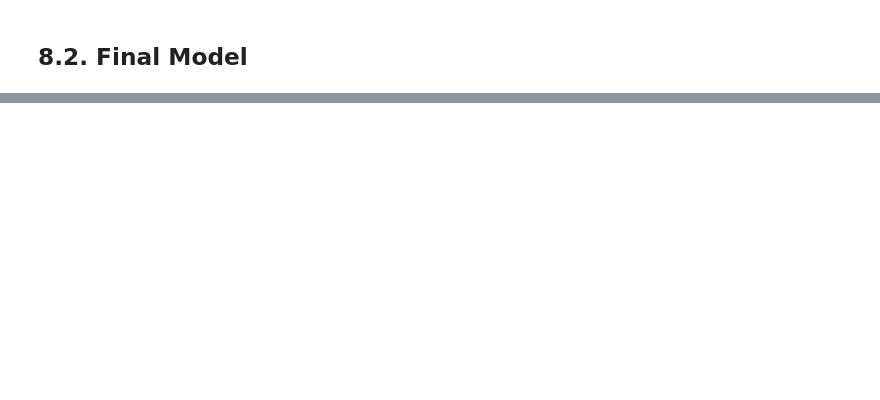
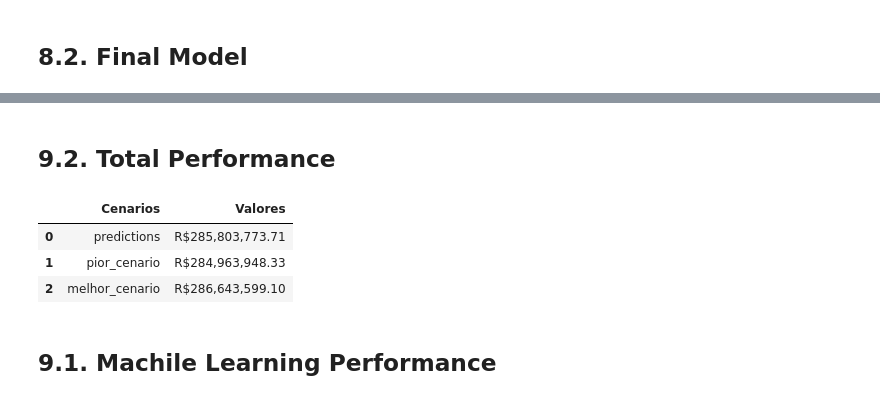
Before and after one commit to TiagoTuk/ds_producao, a Jupyter notebook: store_sales_prediction.ipynb, the cells around one changed output, grey strips where cells are left out. Cells and saved outputs as stored; diff of their text form; code cells hidden in the pictures; blank space fills up the shorter version.

```diff
--- a/store_sales_prediction.ipynb
+++ b/store_sales_prediction.ipynb
@@ -1313,0 +1382,13 @@ xbg_result_tuned
+# %% [markdown]
+## 9.2. Total Performance
+# %%
+df93 = df92[['predictions', 'pior_cenario', 'melhor_cenario']].apply( lambda x: np.sum( x ), axis=0 ).reset_index().rename( columns={'index': 'Cenarios', 0: 'Valores'})
+df93['Valores'] = df93['Valores'].map( 'R${:,.2f}'.format )
+df93
+# %% [output]
+|  | Cenarios | Valores |
+| 0 | predictions | R$285,803,773.71 |
+| 1 | pior_cenario | R$284,963,948.33 |
+| 2 | melhor_cenario | R$286,643,599.10 |
+# %% [markdown]
+## 9.1. Machile Learning Performance
```
Also changed, not shown: parts of 22 cells of this notebook.
